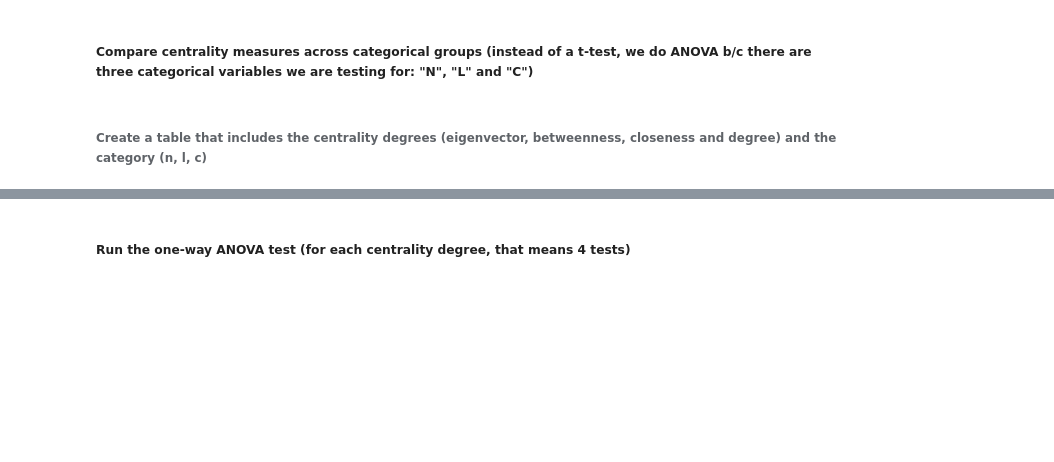
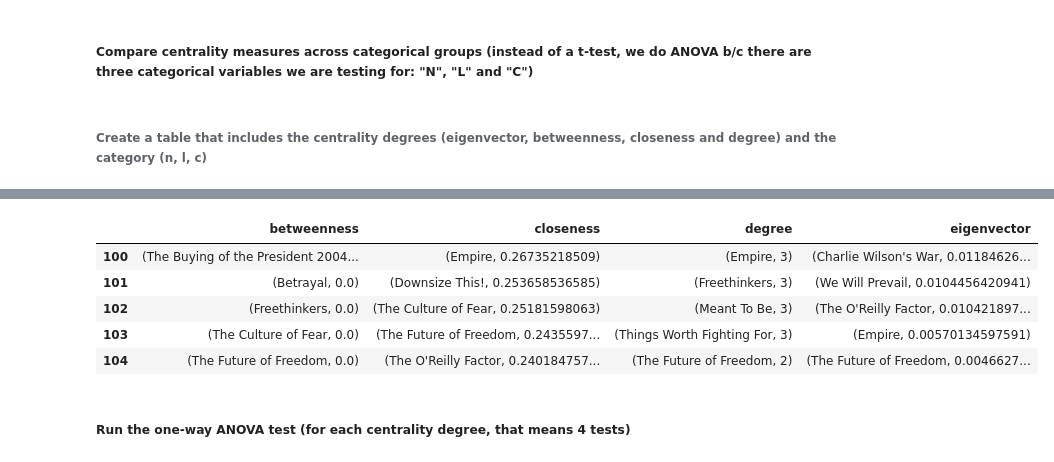
Before and after one commit to ksanju0/DATA620-Project-1, a Jupyter notebook: Week2_Project1Assignment6202017.ipynb, the cells around one changed output, grey strips where cells are left out. Saved outputs shown, nothing was run; the diff lists cells and outputs as text; code cells hidden in the pictures; blank space fills up the shorter version.

```diff
--- a/Week2_Project1Assignment6202017.ipynb
+++ b/Week2_Project1Assignment6202017.ipynb
@@ -208,3 +222,25 @@ evc[:10]
+# %%
+# Untrimmed data
+c2=nx.closeness_centrality(L)
+cs2=sorted_map(c2)
+b2 = nx.betweenness_centrality(L)
+bs2 = sorted_map(b2)
+# %%
+# Making it all one dataframe
+testing = pd.DataFrame(
+    {'degree': ds,
+     'closeness': cs2,
+     'betweenness': bs2,
+     'eigenvector': evc
+    })
+testing.tail()
+# %% [output]
+|  | betweenness | closeness | degree | eigenvector |
+| 100 | (The Buying of the President 2004... | (Empire, 0.26735218509) | (Empire, 3) | (Charlie Wilson's War, 0.01184626... |
+| 101 | (Betrayal, 0.0) | (Downsize This!, 0.253658536585) | (Freethinkers, 3) | (We Will Prevail, 0.0104456420941) |
+| 102 | (Freethinkers, 0.0) | (The Culture of Fear, 0.25181598063) | (Meant To Be, 3) | (The O'Reilly Factor, 0.010421897... |
+| 103 | (The Culture of Fear, 0.0) | (The Future of Freedom, 0.2435597... | (Things Worth Fighting For, 3) | (Empire, 0.00570134597591) |
+| 104 | (The Future of Freedom, 0.0) | (The O'Reilly Factor, 0.240184757... | (The Future of Freedom, 2) | (The Future of Freedom, 0.0046627... |
 # %% [markdown]
 ##### Run the one-way ANOVA test (for each centrality degree, that means 4 tests)
 # %% [markdown]
```
Also changed, not shown: parts of 4 cells of this notebook.
